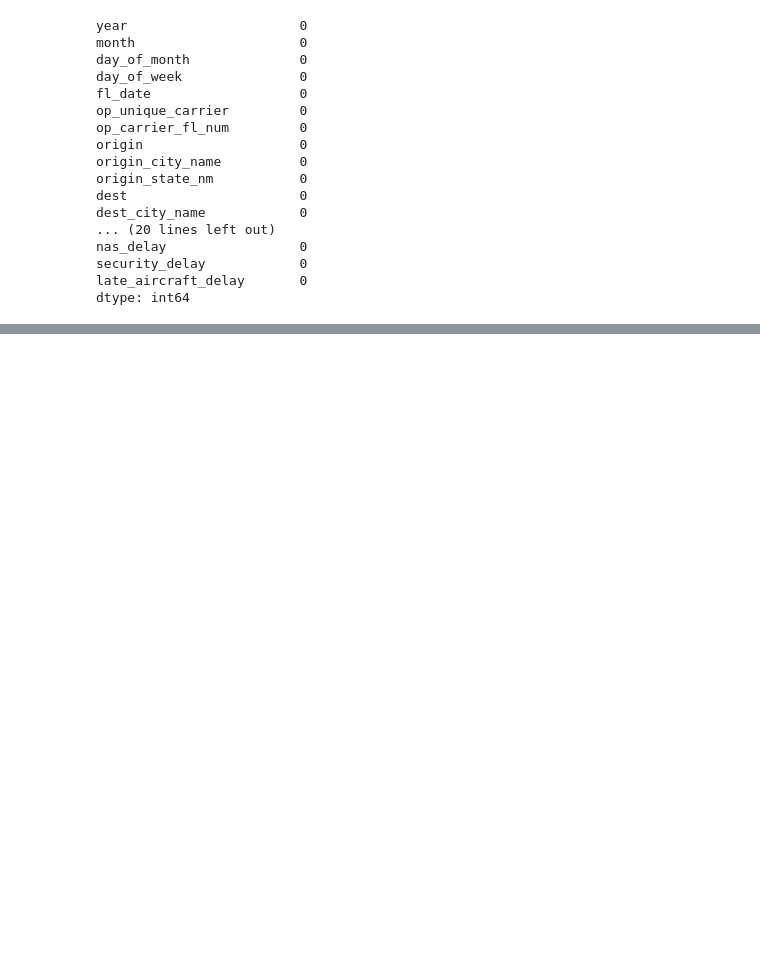
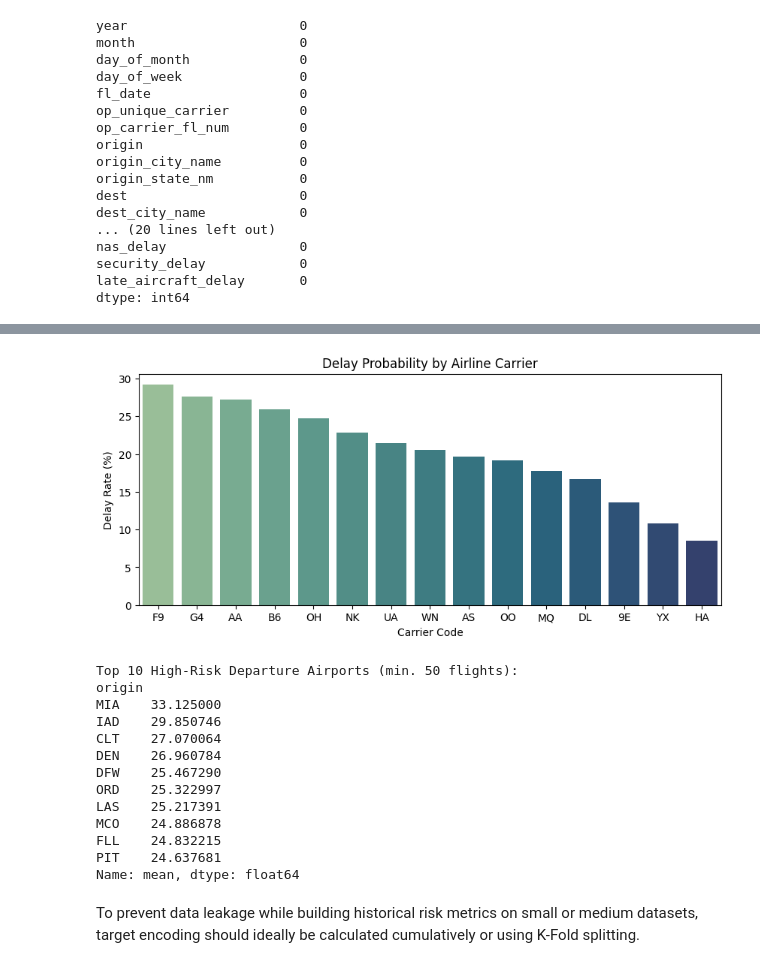
Before and after one commit to regional-specter/Dispatch, a Jupyter notebook: flight-disruption-delay-predictor.ipynb, the cells around one changed output, grey strips where cells are left out. Saved outputs shown, nothing was run; the diff lists cells and outputs as text; code cells hidden in the pictures; blank space fills up the shorter version.

```diff
--- a/flight-disruption-delay-predictor.ipynb
+++ b/flight-disruption-delay-predictor.ipynb
@@ -105,0 +205,30 @@ dtype: int64
+# %%
+# Carrier Delay Rates
+plt.figure(figsize=(10, 4))
+carrier_rates = df_ml.groupby('op_unique_carrier')['is_delayed'].mean().sort_values(ascending=False) * 100
+sns.barplot(x=carrier_rates.index, y=carrier_rates.values, palette='crest', hue=carrier_rates.index)
+plt.title('Delay Probability by Airline Carrier')
+plt.xlabel('Carrier Code')
+plt.ylabel('Delay Rate (%)')
+plt.show()
+
+# Top 10 Worst Origin Airports for Delays
+top_origin_delays = df_ml.groupby('origin')['is_delayed'].agg(['count', 'mean'])
+top_origin_delays = top_origin_delays[top_origin_delays['count'] > 50].sort_values('mean', ascending=False).head(10)
+print("Top 10 High-Risk Departure Airports (min. 50 flights):")
+print(top_origin_delays['mean'] * 100)
+# %% [output]
+[figure, added]
+Top 10 High-Risk Departure Airports (min. 50 flights):
+origin
+MIA    33.125000
+IAD    29.850746
+CLT    27.070064
+DEN    26.960784
+DFW    25.467290
+ORD    25.322997
+LAS    25.217391
+MCO    24.886878
+FLL    24.832215
+PIT    24.637681
+Name: mean, dtype: float64
@@ -105,0 +257,2 @@ dtype: int64
+# %% [markdown]
+To prevent data leakage while building historical risk metrics on small or medium datasets, target encoding should ideally be calculated cumulatively or using K-Fold splitting.
```
Also changed, not shown: parts of 30 cells of this notebook.
